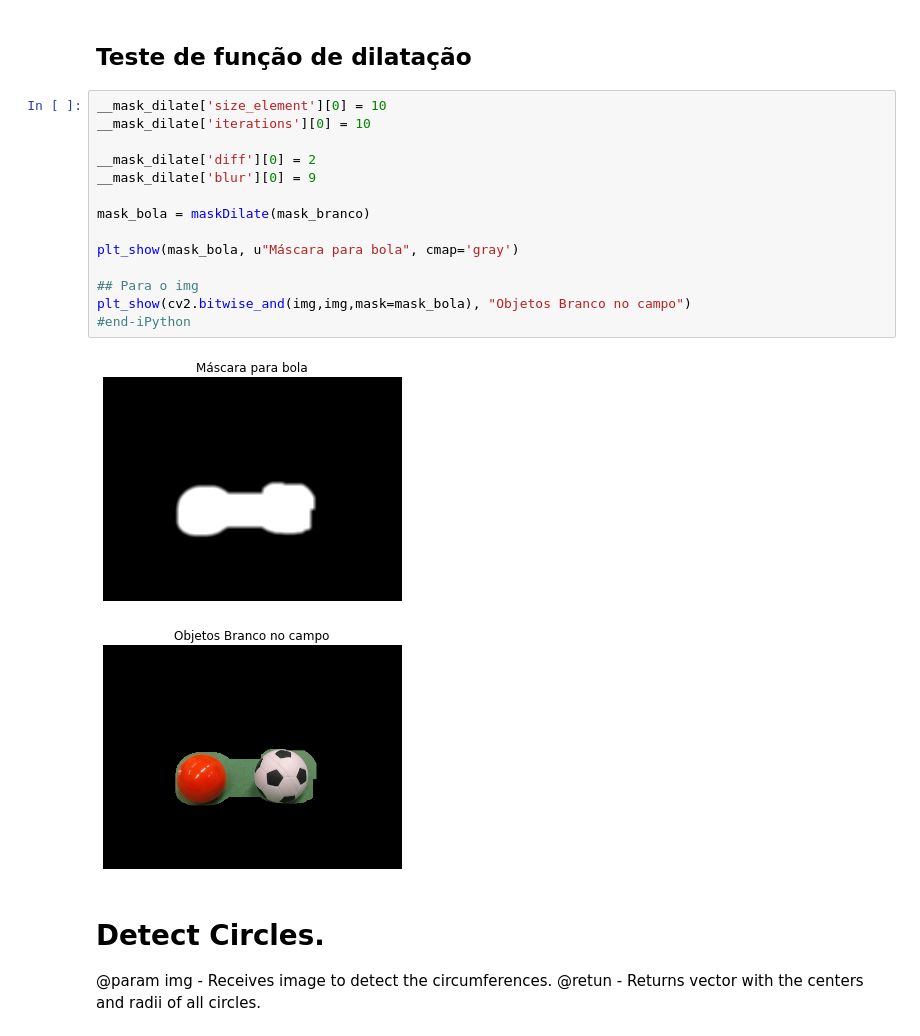
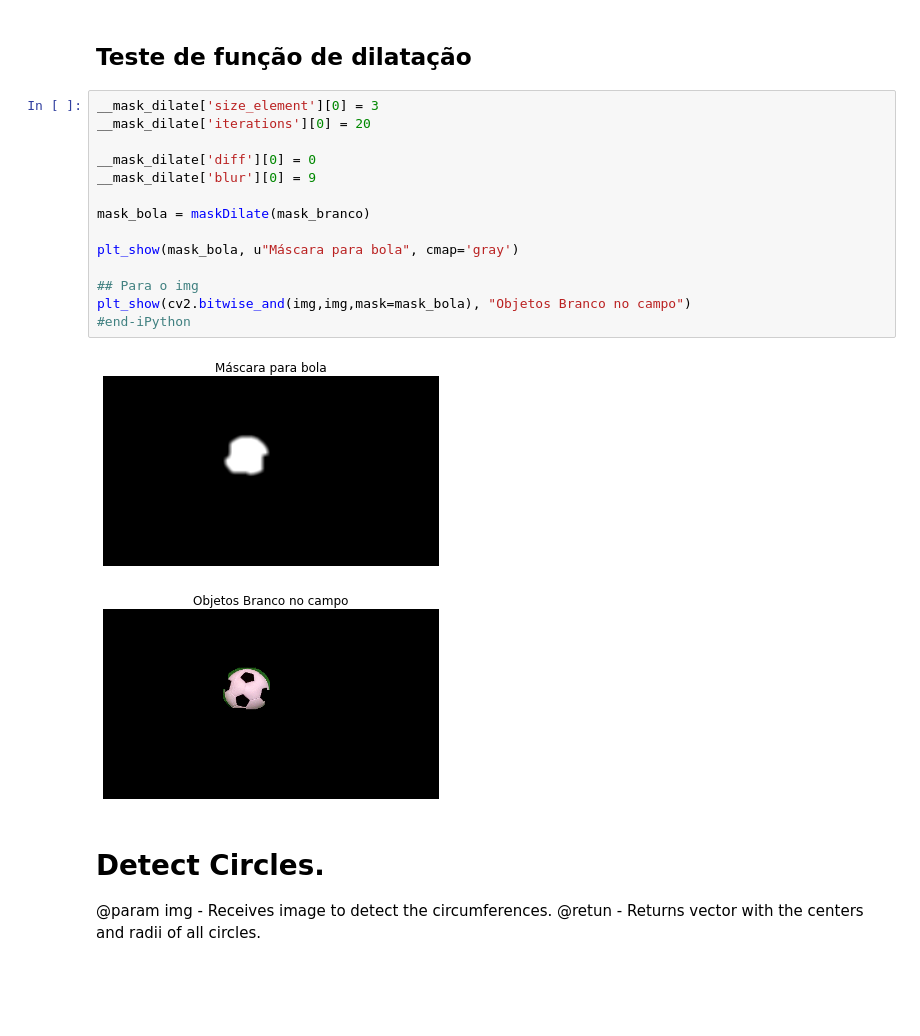
Before and after one commit to RoboFEI/RoboFEI-HT_2019, a Jupyter notebook: AI/Vision/src/iPython/BallVision.ipynb, the cells around one changed output. Cells and saved outputs as stored; diff of their text form; blank space fills up the shorter version.

```diff
--- a/AI/Vision/src/iPython/BallVision.ipynb
+++ b/AI/Vision/src/iPython/BallVision.ipynb
@@ -492,22 +495,22 @@ def maskDilate(mask_branco):
 # %% [markdown]
 ## Teste de função de dilatação
 # %%
-__mask_dilate['size_element'][0] = 10
-__mask_dilate['iterations'][0] = 10
+__mask_dilate['size_element'][0] = 3
+__mask_dilate['iterations'][0] = 20
 
-__mask_dilate['diff'][0] = 2
+__mask_dilate['diff'][0] = 0
 __mask_dilate['blur'][0] = 9
 
 mask_bola = maskDilate(mask_branco)
 
 plt_show(mask_bola, u"Máscara para bola", cmap='gray')
 
 ## Para o img
 plt_show(cv2.bitwise_and(img,img,mask=mask_bola), "Objetos Branco no campo")
 #end-iPython
 # %% [output]
-[figure, old version]
+[figure, new version]
-[figure, old version]
+[figure, new version]
 # %% [markdown]
 # Detect Circles.
 @param img - Receives image to detect the circumferences.
```
Also changed, not shown: parts of 14 cells of this notebook, 3 other files.
